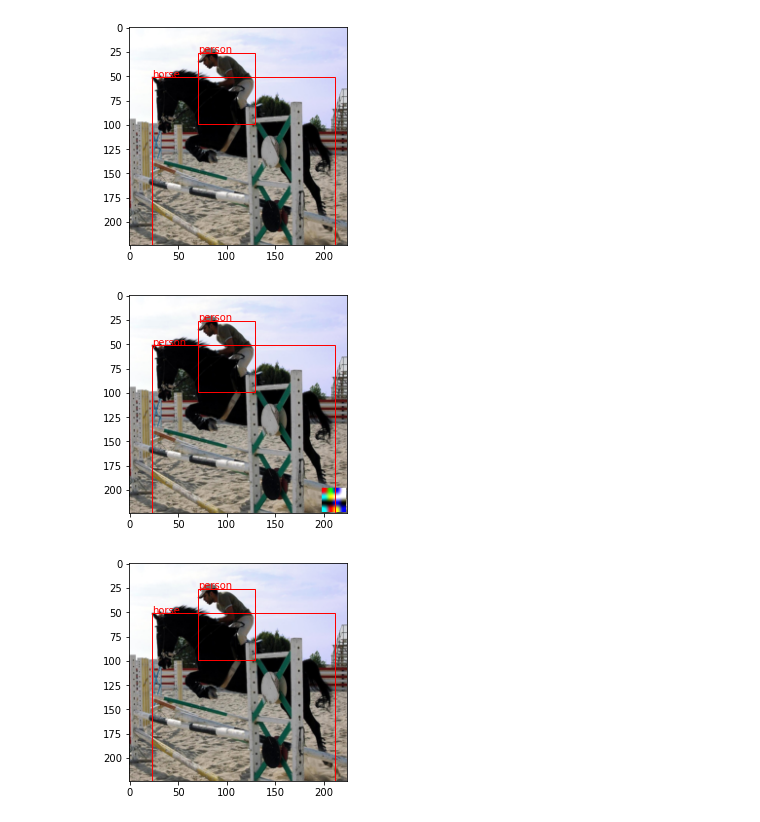
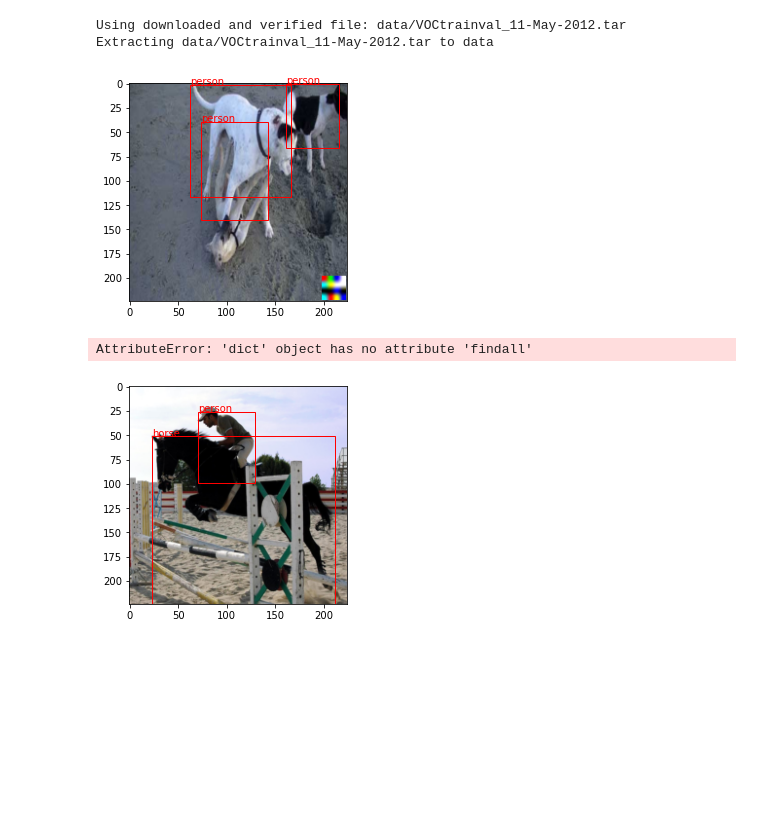
Before and after one commit to sashankneupane/backdoor-toolbox, a Jupyter notebook: BadDet.ipynb, the cells around one changed output. Cells and saved outputs as stored; diff of their text form; code cells hidden in the pictures; blank space fills up the shorter version.

```diff
--- a/BadDet.ipynb
+++ b/BadDet.ipynb
@@ -52,21 +52,27 @@ def visualize(image, target):
 
     plt.show()
 # %%
-gma_dataset = BadDetsPoison(root='data', image_set='train', download=False, transforms=transform)
+gma_dataset = BadDetsPoison(root='data', image_set='train', download=True, transforms=transform)
 gma_dataset.poison_dataset(
     poison_ratio=1,
     attack_type='gma',
     target_class='person',
     per_image=1,
 )
+# %% [output]
+Using downloaded and verified file: data/VOCtrainval_11-May-2012.tar
+Extracting data/VOCtrainval_11-May-2012.tar to data
 # %%
-img, poisoned_img, target, poisoned_target = gma_dataset[0]
+img, target = gma_dataset[2]
 
 visualize(img, target)
-visualize(poisoned_img, poisoned_target)
+# visualize(poisoned_img, poisoned_target)
 # %% [output]
-[figure, old version]
+[figure, new version]
-[figure, removed]
+# %%
+gma_dataset.save_poisoned_dataset('./poisoned_data')
+# %% [output]
+AttributeError: 'dict' object has no attribute 'findall'
 # %%
 oga_dataset = BadDetsPoison(root='data', image_set='train', download=False, transforms=transform)
 oga_dataset.poison_dataset(
```
Also changed, not shown: parts of 6 cells of this notebook, 18 other files.
